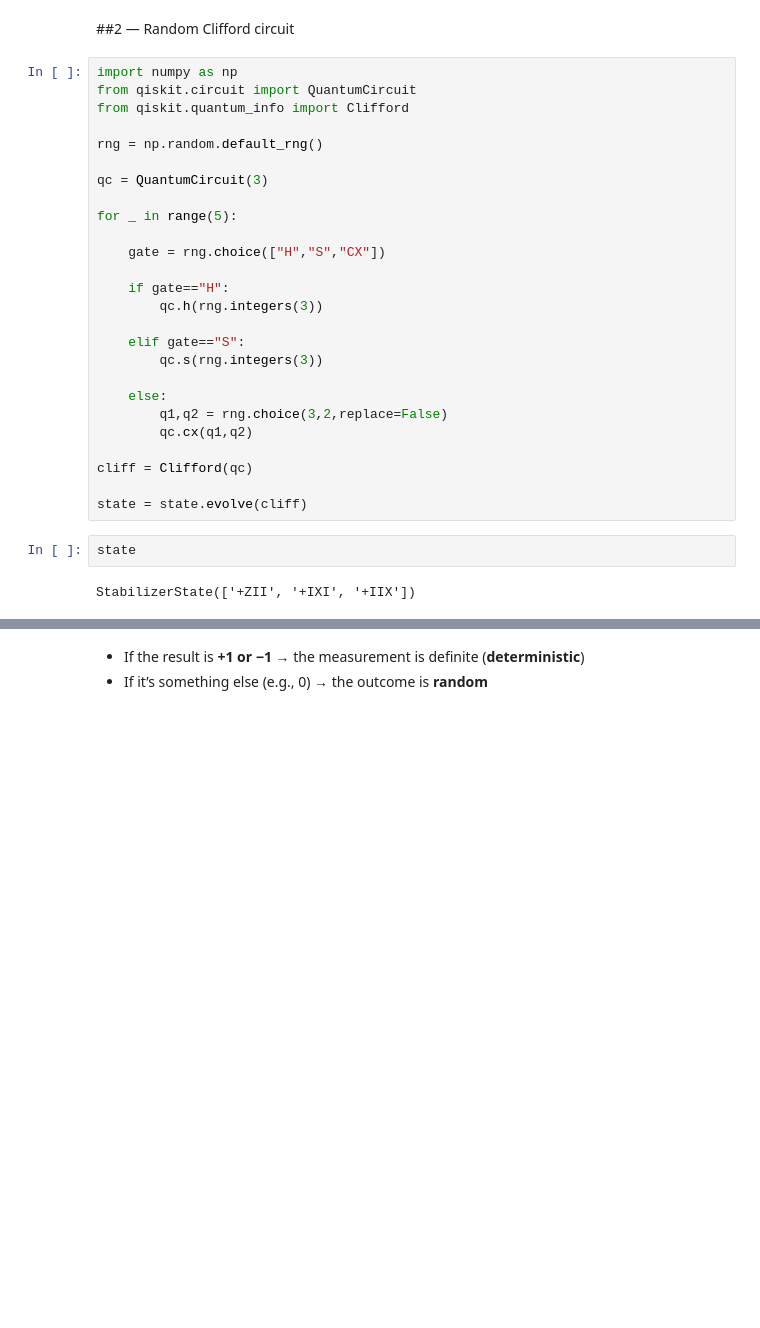
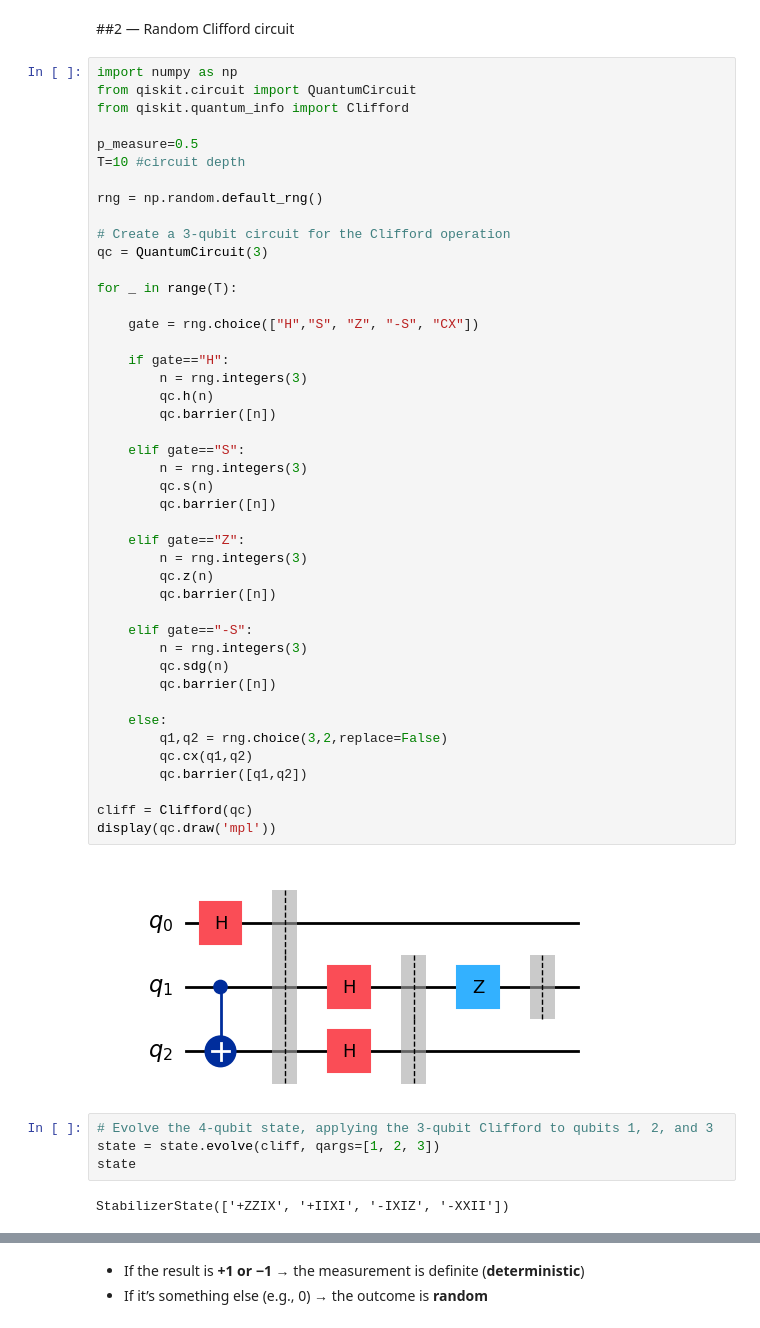
Before and after one commit to AKookani/BrickwallCliffordCircuit, a Jupyter notebook: Meeting_24_6_2026.ipynb, the cells around one changed output, grey strips where cells are left out. Cells and saved outputs as stored; diff of their text form; blank space fills up the shorter version.

```diff
--- a/Meeting_24_6_2026.ipynb
+++ b/Meeting_24_6_2026.ipynb
@@ -269,33 +230,55 @@ $$ |000\rangle$$
 # %%
 import numpy as np
 from qiskit.circuit import QuantumCircuit
 from qiskit.quantum_info import Clifford
 
+p_measure=0.5
+T=10 #circuit depth
+
 rng = np.random.default_rng()
 
+# Create a 3-qubit circuit for the Clifford operation
 qc = QuantumCircuit(3)
 
-for _ in range(5):
+for _ in range(T):
 
-    gate = rng.choice(["H","S","CX"])
+    gate = rng.choice(["H","S", "Z", "-S", "CX"])
 
     if gate=="H":
-        qc.h(rng.integers(3))
+        n = rng.integers(3)
+        qc.h(n)
+        qc.barrier([n])
 
     elif gate=="S":
-        qc.s(rng.integers(3))
+        n = rng.integers(3)
+        qc.s(n)
+        qc.barrier([n])
+
+    elif gate=="Z":
+        n = rng.integers(3)
+        qc.z(n)
+        qc.barrier([n])
+
+    elif gate=="-S":
+        n = rng.integers(3)
+        qc.sdg(n)
+        qc.barrier([n])
 
     else:
         q1,q2 = rng.choice(3,2,replace=False)
         qc.cx(q1,q2)
+        qc.barrier([q1,q2])
 
 cliff = Clifford(qc)
-
-state = state.evolve(cliff)
+display(qc.draw('mpl'))
+# %% [output]
+[figure, added]
-# %%
-state
-# %% [output]
-StabilizerState(['+ZII', '+IXI', '+IIX'])
+# %%
+# Evolve the 4-qubit state, applying the 3-qubit Clifford to qubits 1, 2, and 3
+state = state.evolve(cliff, qargs=[1, 2, 3])
+state
+# %% [output]
+StabilizerState(['+ZZIX', '+IIXI', '-IXIZ', '-XXII'])
 # %%
 Statevector.from_instruction(state.clifford.to_circuit()).draw('latex')
 # %% [output]
```
Also changed, not shown: parts of 21 cells of this notebook.
